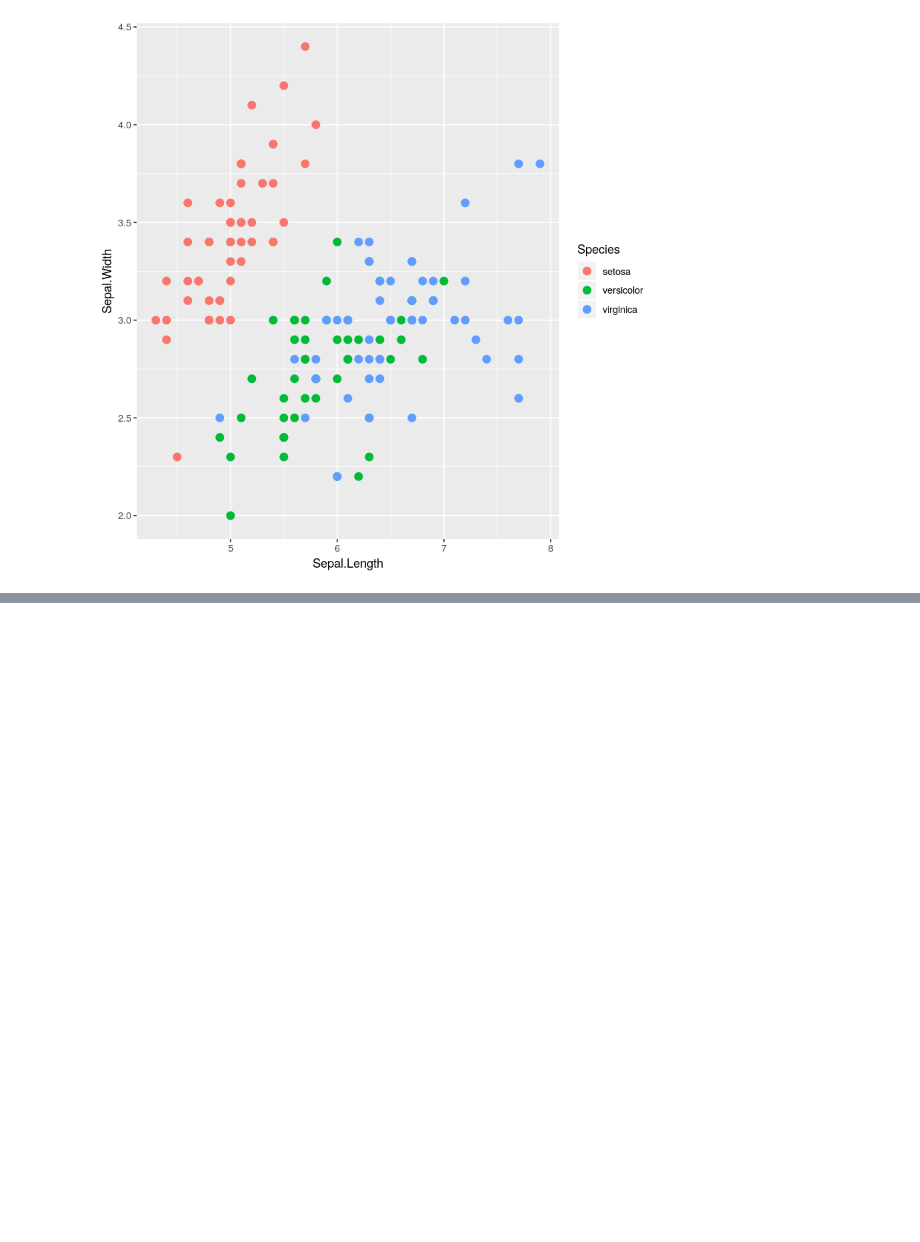
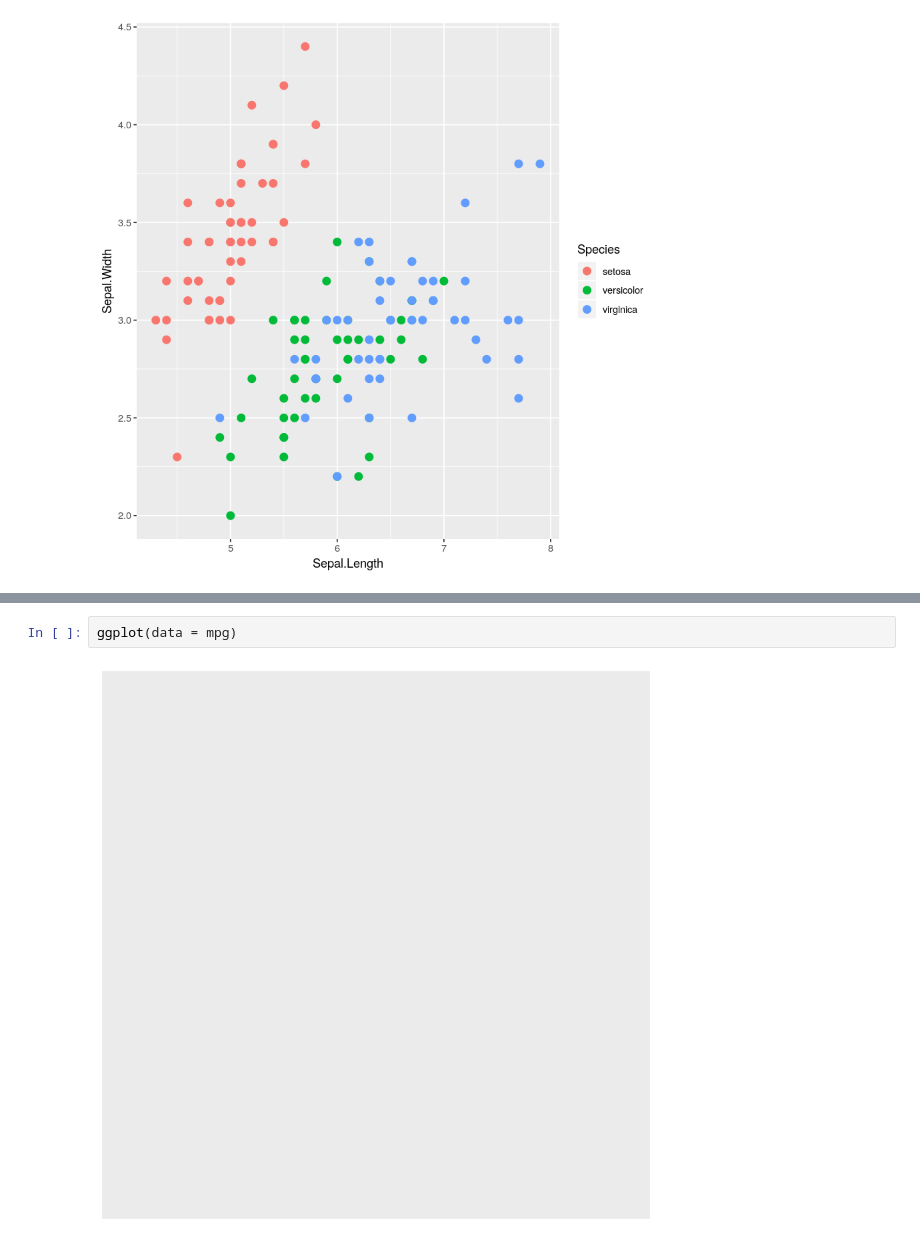
Before and after one commit to infinite-Joy/programming-languages, a Jupyter notebook: r-lang/starting with r programming.ipynb, the cells around one changed output, grey strips where cells are left out. Cells and saved outputs as stored; diff of their text form; blank space fills up the shorter version.

```diff
--- a/r-lang/starting with r programming.ipynb
+++ b/r-lang/starting with r programming.ipynb
@@ -44,0 +82,4 @@ ggplot(iris, aes(x=Sepal.Length, y=Sepal.Width, color=Species)) + geom_point(siz
+# %%
+ggplot(data = mpg)
+# %% [output]
+[figure, added]
```
Also changed, not shown: parts of 22 cells of this notebook.
